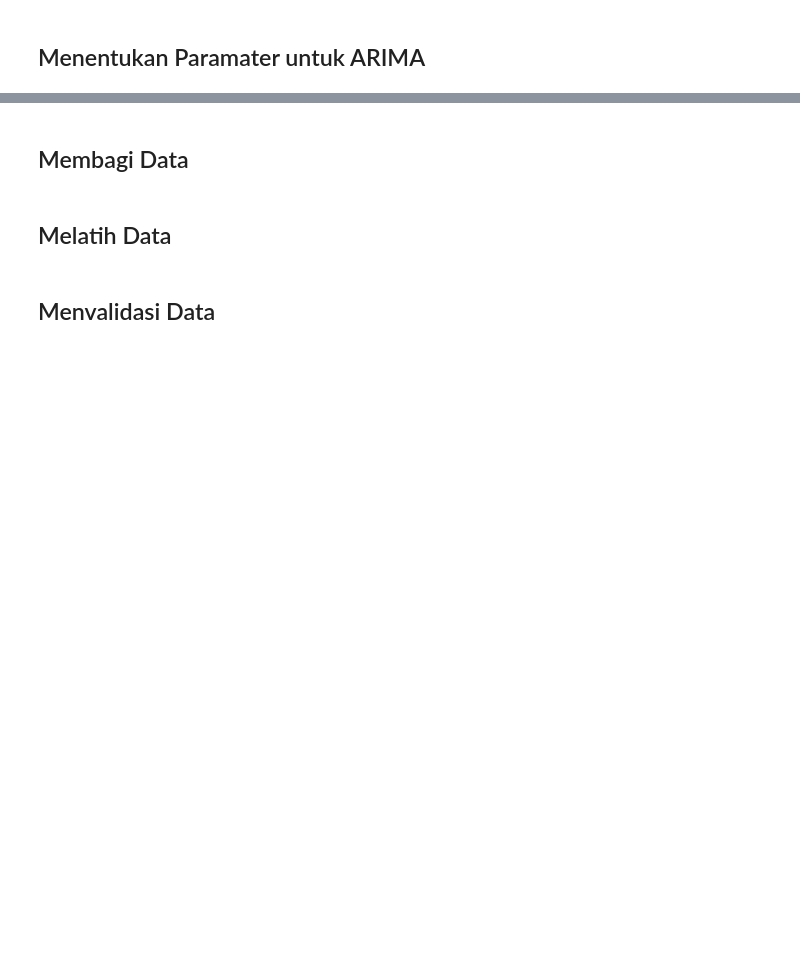
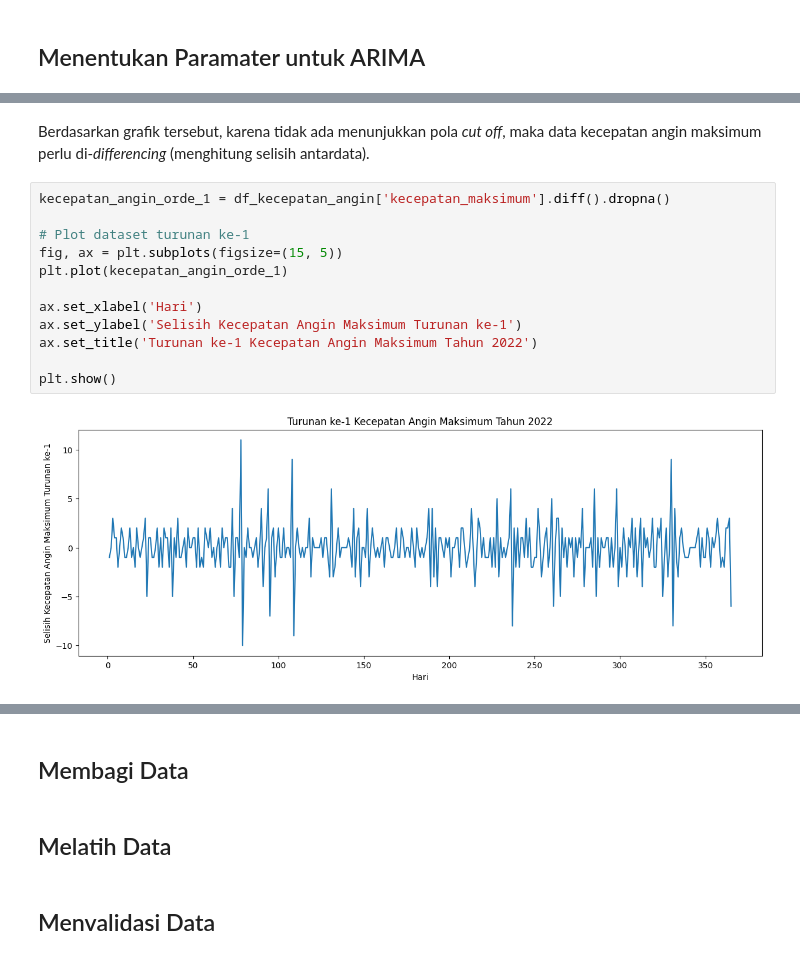
Before and after one commit to shamankares/prediksi-kecepatan-angin-TPI-ARIMA, a Jupyter notebook: Prediksi Kecepatan Angin Maksimal Tanjungpinang.ipynb, the cells around one changed output, grey strips where cells are left out. Saved outputs shown, nothing was run; the diff lists cells and outputs as text; blank space fills up the shorter version.

```diff
--- a/Prediksi Kecepatan Angin Maksimal Tanjungpinang.ipynb
+++ b/Prediksi Kecepatan Angin Maksimal Tanjungpinang.ipynb
@@ -195,0 +257,16 @@ data_dummy
+# %% [markdown]
+Berdasarkan grafik tersebut, karena tidak ada menunjukkan pola _cut off_, maka data kecepatan angin maksimum perlu di-_differencing_ (menghitung selisih antardata).
+# %%
+kecepatan_angin_orde_1 = df_kecepatan_angin['kecepatan_maksimum'].diff().dropna()
+
+# Plot dataset turunan ke-1
+fig, ax = plt.subplots(figsize=(15, 5))
+plt.plot(kecepatan_angin_orde_1)
+
+ax.set_xlabel('Hari')
+ax.set_ylabel('Selisih Kecepatan Angin Maksimum Turunan ke-1')
+ax.set_title('Turunan ke-1 Kecepatan Angin Maksimum Tahun 2022')
+
+plt.show()
+# %% [output]
+[figure, added]
```
Also changed, not shown: parts of 11 cells of this notebook.
